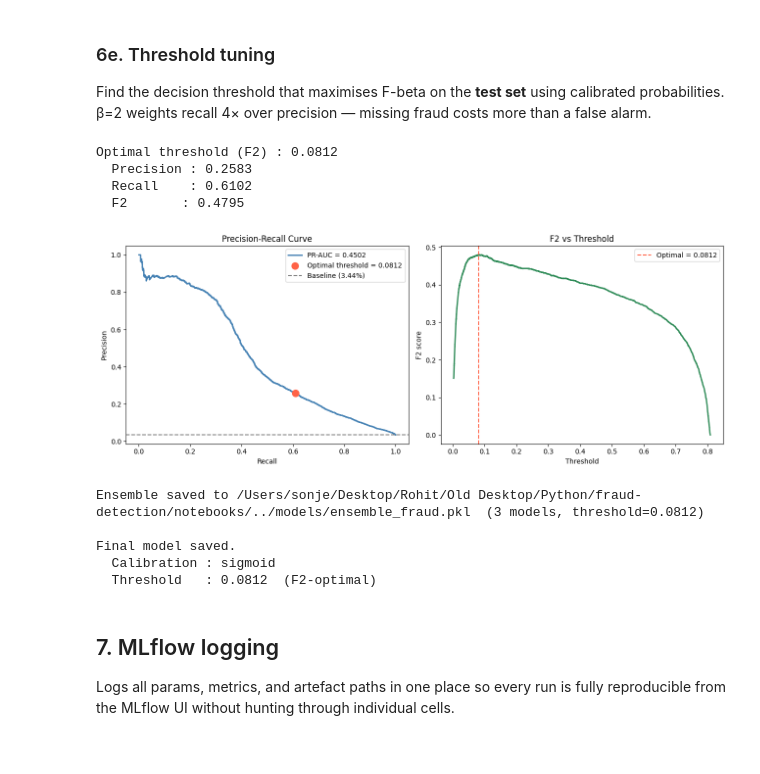
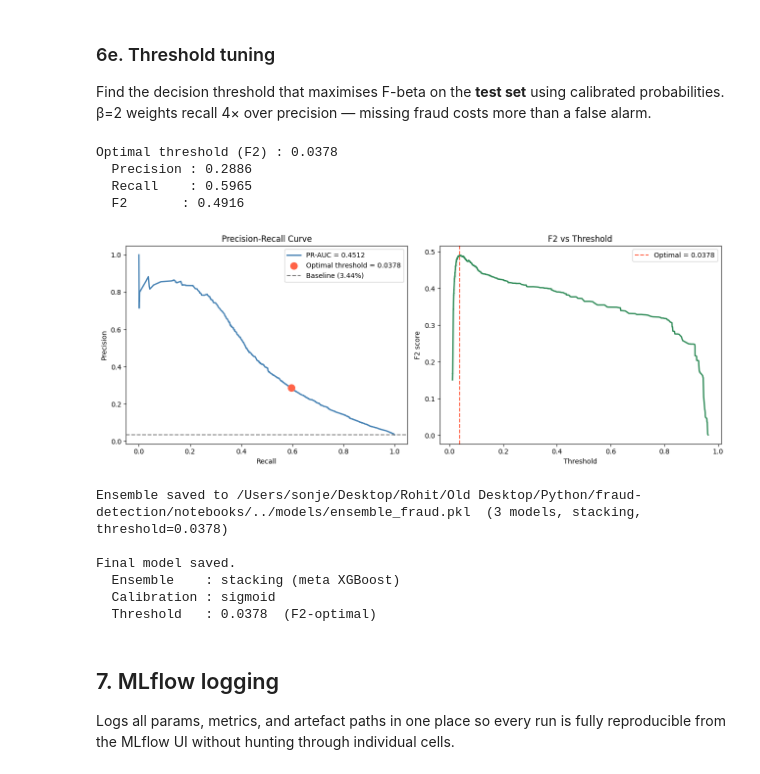
Before and after one commit to Rohit140595/fraud-detection, a Jupyter notebook: notebooks/model_training.ipynb, the cells around one changed output. Saved outputs shown, nothing was run; the diff lists cells and outputs as text; code cells hidden in the pictures.

```diff
--- a/notebooks/model_training.ipynb
+++ b/notebooks/model_training.ipynb
@@ -272,0 +275,18 @@ Ensemble ROC-AUC : 0.8899
+# %%
+print('Generating OOF predictions for meta-learner ...')
+oof_df, y_oof = generate_oof_predictions(
+    all_best_params, X_train_enc, y_train, cat_cols,
+    n_splits=cfg['tuning']['n_cv_splits'],
+)
+
+meta_learner = train_meta_learner(oof_df, y_oof)
+
+# Evaluate stacked model on test set (before calibration)
+stack_metrics = evaluate_ensemble(
+    ensemble_models, X_test_enc, y_test,
+    threshold=cfg['ensemble']['threshold'],
+    plot=True,
+    meta_learner=meta_learner,
+)
+print(f'\nStack PR-AUC  : {stack_metrics["pr_auc"]:.4f}')
+print(f'Soft-vote PR-AUC: {ensemble_metrics["pr_auc"]:.4f}')
@@ -287,0 +320,14 @@ Brier score  after  calibration : 0.0223  (sigmoid)
+# %%
+if meta_learner is not None:
+    # Stacked probs are already well-calibrated — skip post-hoc calibration
+    calibrator = None
+    raw_probs_cal = predict_stack(ensemble_models, meta_learner, X_cal_enc)
+    brier = brier_score_loss(y_cal, raw_probs_cal)
+    cal_metrics = {"brier_before": brier, "brier_after": brier}
+    print(f"Calibration skipped — stacked probs already well-calibrated")
+    print(f"Brier score: {brier:.4f}")
+else:
+    calibrator, cal_metrics = calibrate_ensemble(
+        ensemble_models, X_cal_enc, y_cal,
+        method=cfg['calibration']['method'],
+    )
@@ -291,33 +341,40 @@ Brier score  after  calibration : 0.0223  (sigmoid)
 Find the decision threshold that maximises F-beta on the **test set** using calibrated probabilities.
 β=2 weights recall 4× over precision — missing fraud costs more than a false alarm.
 # %%
-raw_probs_test = predict_proba_ensemble(ensemble_models, X_test_enc)
-cal_probs_test = apply_calibrator(calibrator, raw_probs_test)
+raw_probs_test = predict_stack(ensemble_models, meta_learner, X_test_enc)
+cal_probs_test = (
+    apply_calibrator(calibrator, raw_probs_test)
+    if calibrator is not None
+    else raw_probs_test
+)
 
 best = tune_threshold(y_test, cal_probs_test, beta=cfg['calibration']['beta'])
 # %% [output]
-Optimal threshold (F2) : 0.0812
-  Precision : 0.2583
-  Recall    : 0.6102
-  F2       : 0.4795
+Optimal threshold (F2) : 0.0378
+  Precision : 0.2886
+  Recall    : 0.5965
+  F2       : 0.4916
-[figure, old version]
+[figure, new version]
 # %%
-# Re-save ensemble with calibrator + optimal threshold baked in
+# Re-save ensemble with meta_learner, calibrator + optimal threshold baked in
 save_ensemble(
     ensemble_models, cat_cols, cat_encoders,
     calibrator=calibrator,
     threshold=best['threshold'],
+    meta_learner=meta_learner,
 )
 
-print(f"\nFinal model saved.")
+print(f'\nFinal model saved.')
+print(f"  Ensemble    : stacking (meta XGBoost)")
 print(f"  Calibration : {cfg['calibration']['method']}")
 print(f"  Threshold   : {best['threshold']:.4f}  (F{cfg['calibration']['beta']:.0f}-optimal)")
 # %% [output]
-Ensemble saved to /Users/sonje/Desktop/Rohit/Old Desktop/Python/fraud-detection/notebooks/../models/ensemble_fraud.pkl  (3 models, threshold=0.0812)
+Ensemble saved to /Users/sonje/Desktop/Rohit/Old Desktop/Python/fraud-detection/notebooks/../models/ensemble_fraud.pkl  (3 models, stacking, threshold=0.0378)
 
 Final model saved.
+  Ensemble    : stacking (meta XGBoost)
   Calibration : sigmoid
-  Threshold   : 0.0812  (F2-optimal)
+  Threshold   : 0.0378  (F2-optimal)
 # %% [markdown]
 ## 7. MLflow logging
 
```
Also changed, not shown: parts of 18 cells of this notebook, 4 other files.
